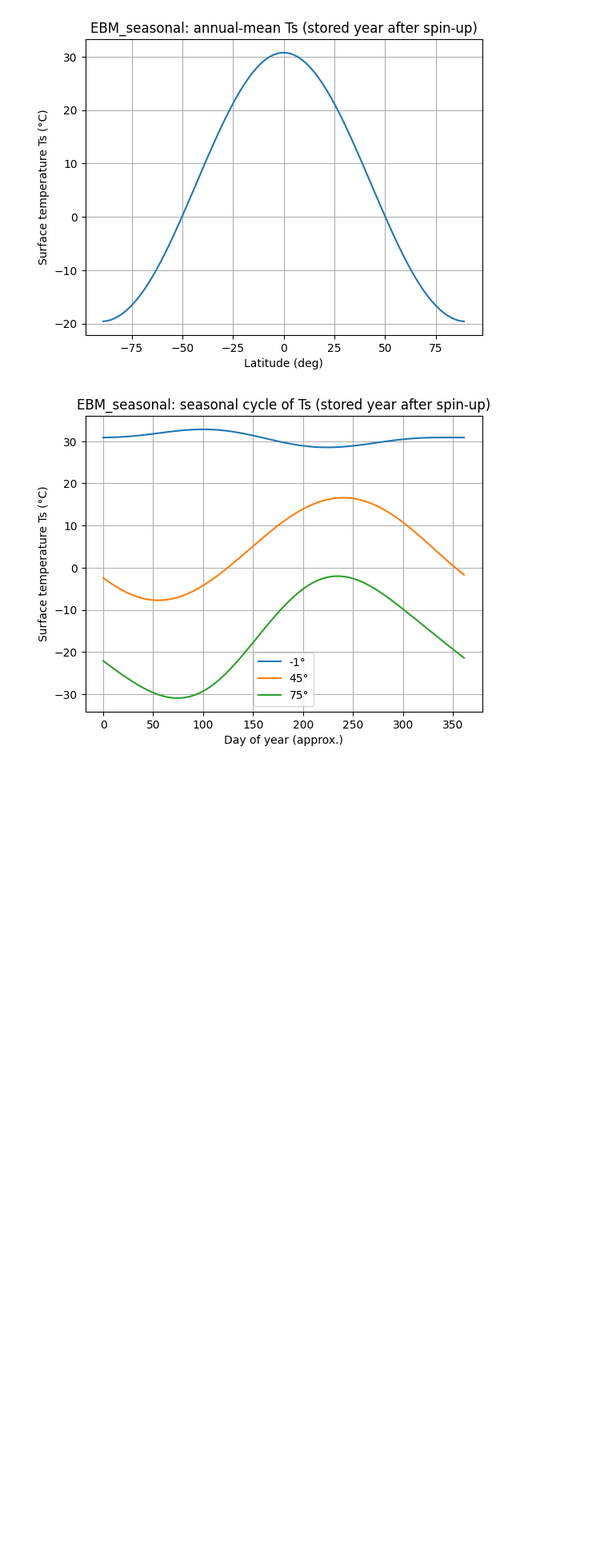
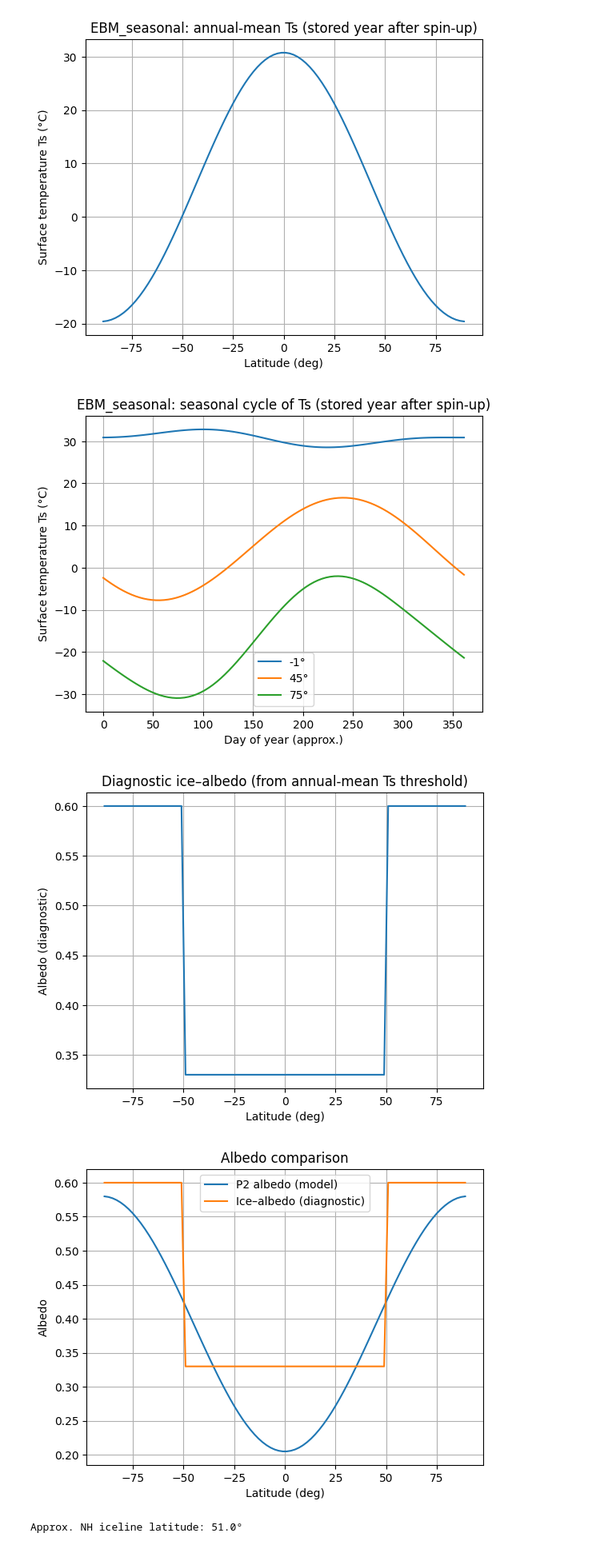
Before and after one commit to RDiazSierra/mgcc-ebm-climlab, a Jupyter notebook: index.ipynb, the cells around one changed output. Shown: that part at 80% size. Drawn from its saved outputs; the diff is of its cells as text; code cells hidden in the pictures; blank space fills up the shorter version.

```diff
--- a/index.ipynb
+++ b/index.ipynb
@@ -35,4 +35,12 @@ climlab: 0.9.1
 # Parameters (editable)
 # ==========================
 
-nyears = 10   # spin-up years (keep small for Binder stability)
+nyears = 10
+F = 0.0
+
+ice_albedo_feedback = True   # SOLO afecta al diagnóstico (Figura C)
+
+a0 = 0.33        # albedo ice-free
+a2 = 0.25        # coeficiente P2 del albedo suave
+aice = 0.60      # albedo del hielo (diagnóstico)
+Tf = 0.0         # umbral de congelación (°C)
@@ -108,3 +182,49 @@ plt.grid(True)
 plt.show()
 # %% [output]
 [figure]
+# %%
+import matplotlib.pyplot as plt
+
+if ice_albedo_feedback:
+    # Diagnostic ice mask from annual-mean temperature
+    ice_mask = Ts_ann < Tf
+
+    # Diagnostic two-state albedo
+    albedo_ice = np.where(ice_mask, aice, a0)
+
+    plt.figure()
+    plt.plot(lat, albedo_ice)
+    plt.xlabel("Latitude (deg)")
+    plt.ylabel("Albedo (diagnostic)")
+    plt.title("Diagnostic ice–albedo (from annual-mean Ts threshold)")
+    plt.grid(True)
+    plt.show()
+
+    # Compare with smooth P2 albedo used in the model
+    x = np.sin(np.deg2rad(lat))
+    P2 = 0.5 * (3*x**2 - 1)
+    albedo_p2 = a0 + a2 * P2
+
+    plt.figure()
+    plt.plot(lat, albedo_p2, label="P2 albedo (model)")
+    plt.plot(lat, albedo_ice, label="Ice–albedo (diagnostic)")
+    plt.xlabel("Latitude (deg)")
+    plt.ylabel("Albedo")
+    plt.title("Albedo comparison")
+    plt.legend()
+    plt.grid(True)
+    plt.show()
+
+    # Approximate NH iceline
+    nh = lat >= 0
+    Ts_nh = Ts_ann[nh]
+    lat_nh = lat[nh]
+    below = np.where(Ts_nh < Tf)[0]
+    if len(below) == 0:
+        print("No ice in NH.")
+    else:
+        print(f"Approx. NH iceline latitude: {lat_nh[below[0]]:.1f}°")
+# %% [output]
+[figure, added]
+[figure, added]
+Approx. NH iceline latitude: 51.0°
```
Also changed, not shown: parts of 8 cells of this notebook.
